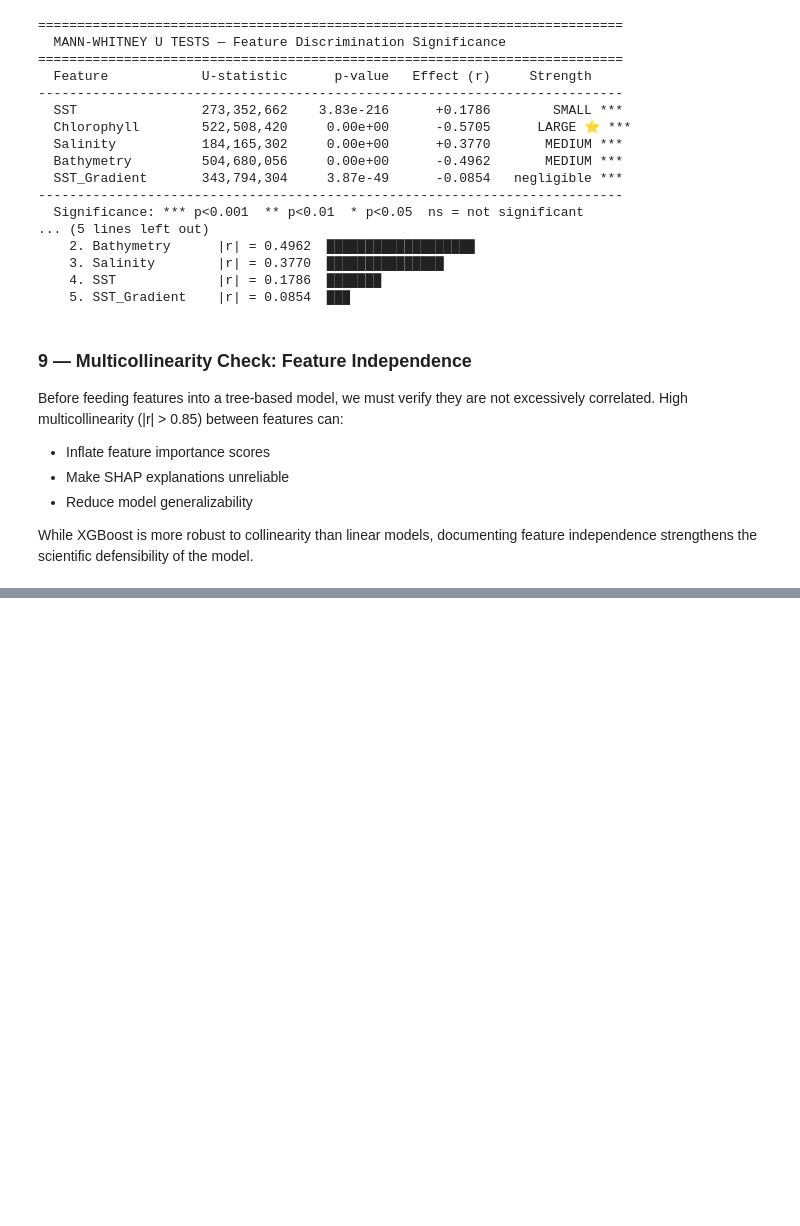
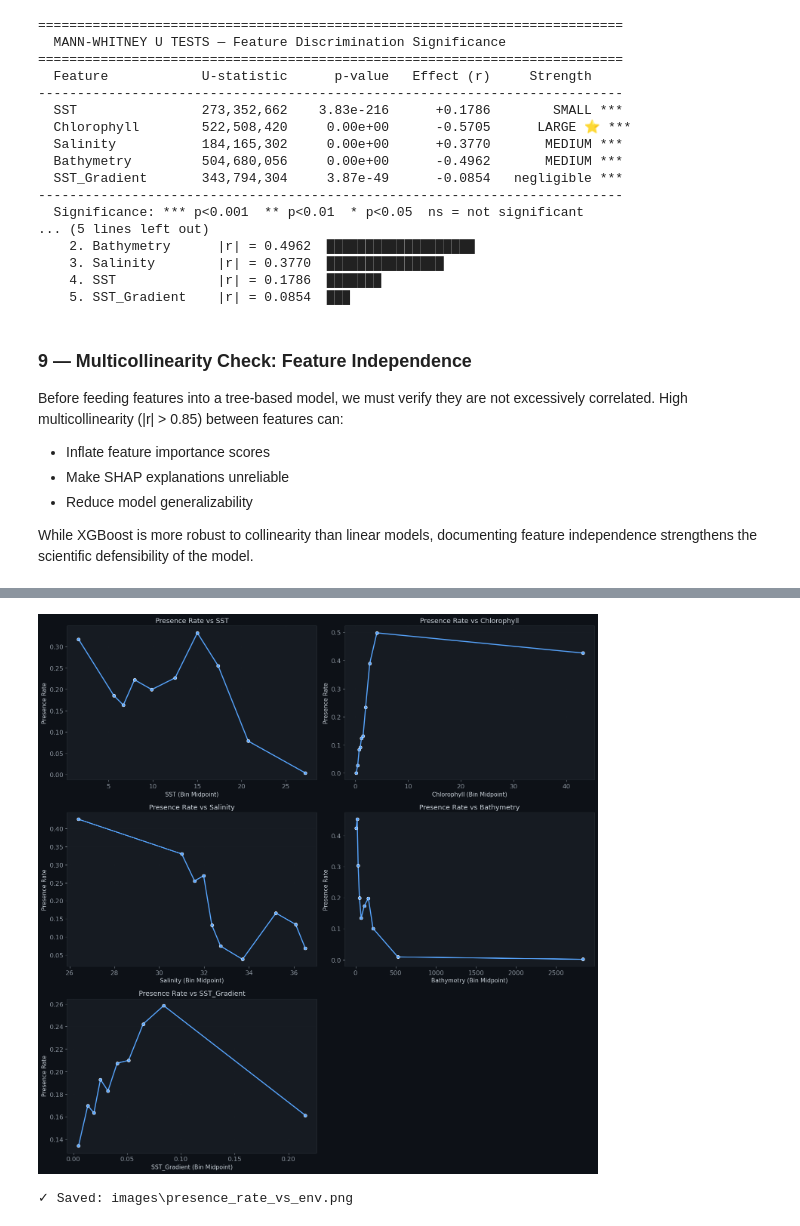
Before and after one commit to YeehawMcfly/Re-WhaleGuard, a Jupyter notebook: eda_narw_sdm.ipynb, the cells around one changed output, grey strips where cells are left out. Drawn from its saved outputs; the diff is of its cells as text; code cells hidden in the pictures; blank space fills up the shorter version.

```diff
--- a/eda_narw_sdm.ipynb
+++ b/eda_narw_sdm.ipynb
@@ -603,0 +633,40 @@ Correlation Summary (|r| > 0.5 flagged):
+# %%
+# ── Presence Rate vs. Environmental Variables ────────────────────────────
+fig, axes = plt.subplots(3, 2, figsize=(15, 15))
+axes = axes.flatten()
+
+features_to_plot = ['SST', 'Chlorophyll', 'Salinity', 'Bathymetry', 'SST_Gradient']
+
+for i, feat in enumerate(features_to_plot):
+    df_plot = df.copy()
+    if feat == 'Bathymetry':
+        # Use absolute depth
+        feat_col = 'Depth'
+        df_plot[feat_col] = df_plot['Bathymetry'].abs()
+    else:
+        feat_col = feat
+
+    # Create decile bins
+    df_plot['bin'] = pd.qcut(df_plot[feat_col], q=10, duplicates='drop')
+
+    # Calculate presence rate
+    rate_df = df_plot.groupby('bin', observed=False)['Presence'].mean().reset_index()
+    # Get the midpoint of each bin for plotting
+    rate_df['bin_mid'] = rate_df['bin'].apply(lambda x: x.mid).astype(float)
+
+    sns.lineplot(data=rate_df, x='bin_mid', y='Presence', ax=axes[i], marker='o', linewidth=2, color=PALETTE['presence'])
+    axes[i].set_title(f'Presence Rate vs {feat}', fontsize=13)
+    axes[i].set_ylabel('Presence Rate', fontsize=11)
+    axes[i].set_xlabel(f'{feat} (Bin Midpoint)', fontsize=11)
+    axes[i].grid(alpha=0.2)
+
+# Hide the 6th empty subplot
+axes[5].set_visible(False)
+
+fig.tight_layout()
+fig.savefig(IMG_DIR / 'presence_rate_vs_env.png', dpi=200, bbox_inches='tight')
+plt.show()
+print(f"✓ Saved: {IMG_DIR / 'presence_rate_vs_env.png'}")
+# %% [output]
+[figure, added]
+✓ Saved: images\presence_rate_vs_env.png
```
Also changed, not shown: parts of 13 cells of this notebook, 15 other files.
